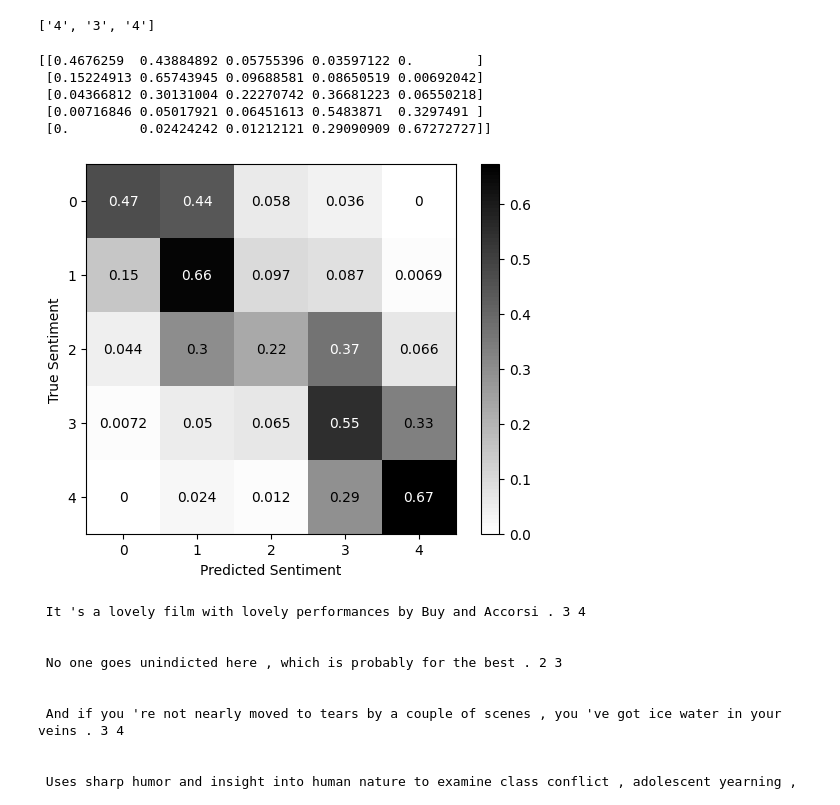
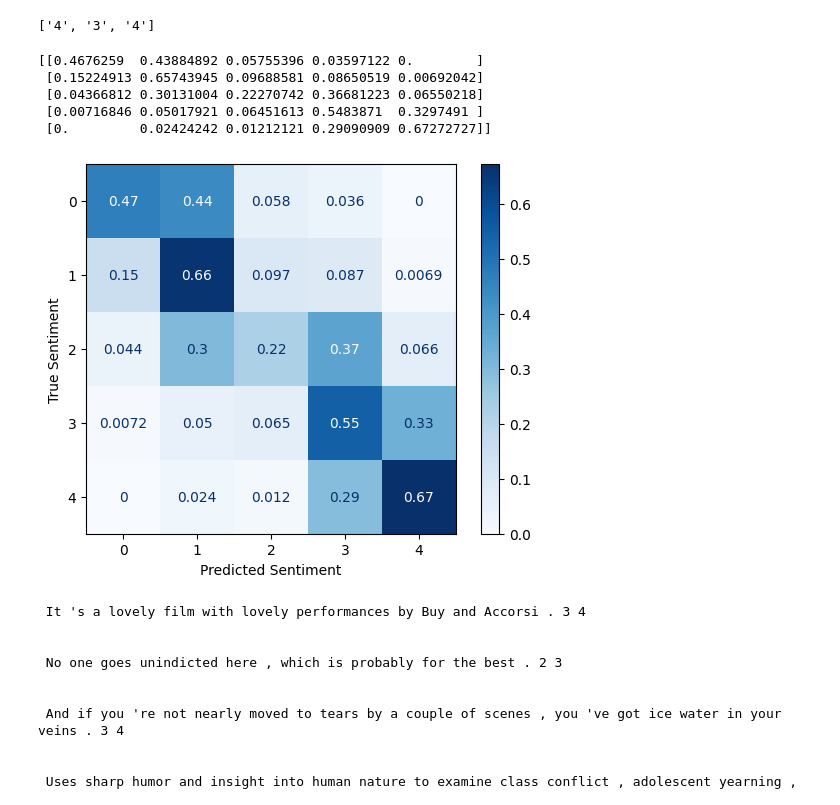
Before and after one commit to Cooper-Zhong/CS310-project-minbert, a Jupyter notebook: bert_classifier/Analysis/Analysis-sst.ipynb, the cells around one changed output. Saved outputs shown, nothing was run; the diff lists cells and outputs as text; code cells hidden in the pictures.

Commit message:
modify figure color

```diff
--- a/bert_classifier/Analysis/Analysis-sst.ipynb
+++ b/bert_classifier/Analysis/Analysis-sst.ipynb
@@ -2,8 +2,8 @@
 # draw a confusion matrix on the prediction results and the ground truth
 predictions_path = '../predictions/finetune-sst-dev-out.csv'
 ground_truth_path = '../data/ids-sst-dev.csv'
-color = 'Black'
-output_path = './sst_black.png'
+color = 'Blues'
+output_path = './sst_confusion_blue.png'
 # %%
 g_id , g_sentence, g_sentiment = [], [], []
 with open(ground_truth_path, 'r') as f:
@@ -55,35 +55,36 @@ from sklearn.metrics import confusion_matrix
 from sklearn.metrics import ConfusionMatrixDisplay
 from matplotlib.colors import LinearSegmentedColormap
 
 g = np.array(data[0])
 p = np.array(data[1])
 cm = confusion_matrix(g, p)
 cm = cm.astype('float') / cm.sum(axis=1)[:, np.newaxis]
 print(cm)
 
 # 创建一个自定义的colormap，主要颜色为黑色
 colors = [(1, 1, 1), (0, 0, 0)]  # 从黑色到白色的渐变
 n_bins = 100  # colormap 中的颜色数量
 cmap_name = 'black_white'
 
 # 创建一个线性分段的colormap
 black_white_cmap = LinearSegmentedColormap.from_list(cmap_name, colors, N=n_bins)
 
 
 labels_name = ['0', '1', '2', '3', '4']
 
 disp = ConfusionMatrixDisplay(confusion_matrix=cm, display_labels=labels_name)
-disp.plot(cmap=black_white_cmap)
+# disp.plot(cmap=black_white_cmap)
+disp.plot(cmap=plt.cm.Blues)
 plt.xlabel('Predicted Sentiment')
 plt.ylabel('True Sentiment')
 plt.savefig(output_path)
 # %% [output]
 [[0.4676259  0.43884892 0.05755396 0.03597122 0.        ]
  [0.15224913 0.65743945 0.09688581 0.08650519 0.00692042]
  [0.04366812 0.30131004 0.22270742 0.36681223 0.06550218]
  [0.00716846 0.05017921 0.06451613 0.5483871  0.3297491 ]
  [0.         0.02424242 0.01212121 0.29090909 0.67272727]]
-[figure, old version]
+[figure, new version]
 # %%
 num = 0
 for i in range(len(g)):
```
Also changed, not shown: 3 other files.
